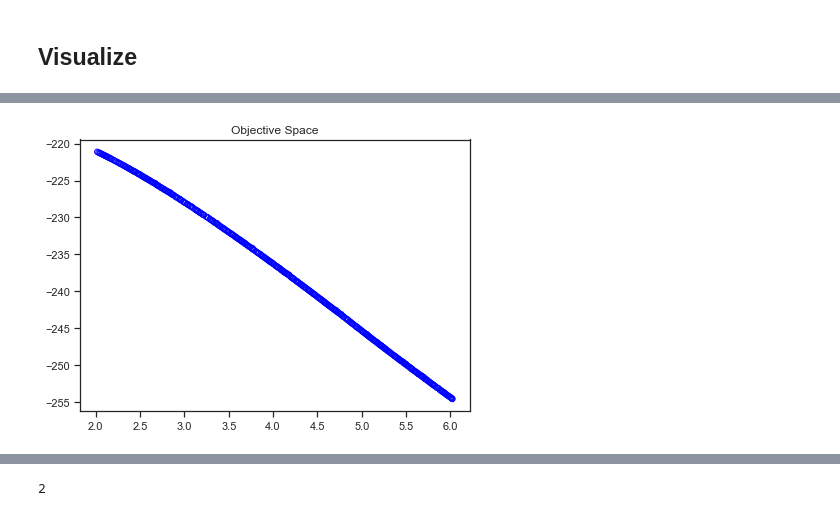
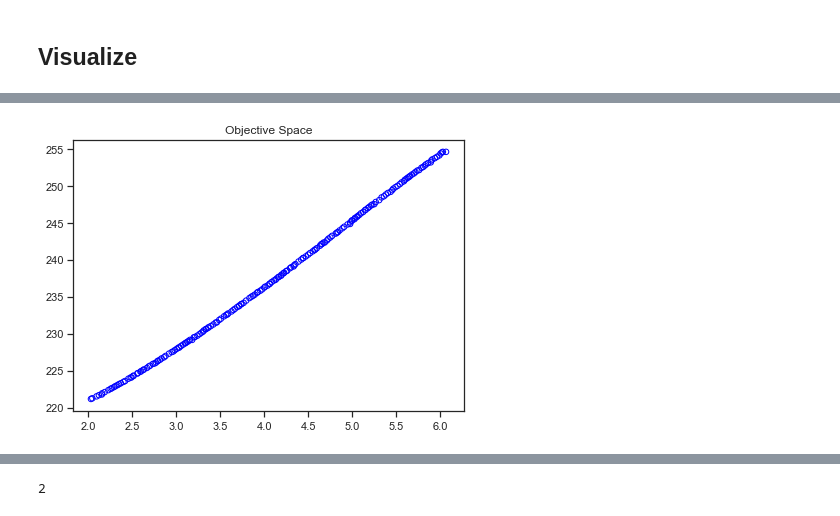
Before and after one commit to inigoalonso/visp-streamlit, a Jupyter notebook: pymoo_hud_problem.ipynb, the cells around one changed output, grey strips where cells are left out. Drawn from its saved outputs; the diff is of its cells as text; code cells hidden in the pictures.

```diff
--- a/pymoo_hud_problem.ipynb
+++ b/pymoo_hud_problem.ipynb
@@ -90,8 +90,8 @@ from pymoo.algorithms.moo.nsga2 import NSGA2
 from pymoo.factory import get_sampling, get_crossover, get_mutation
 
 algorithm = NSGA2(
-    pop_size=400,
-    n_offsprings=100,
+    pop_size=200,
+    n_offsprings=50,
     sampling=get_sampling("real_random"),
     crossover=get_crossover("real_sbx", prob=0.9, eta=15),
     mutation=get_mutation("real_pm", eta=20),
@@ -102,7 +102,7 @@ algorithm = NSGA2(
 # %%
 from pymoo.factory import get_termination
 
-termination = get_termination("n_gen", 400)
+termination = get_termination("n_gen", 200)
 # %% [markdown]
 ## Optimize
 # %%
@@ -151,10 +152,10 @@ plt.show()
 # %%
 plt.figure(figsize=(7, 5))
-plt.scatter(F[:, 0], F[:, 1], s=30, facecolors='none', edgecolors='blue')
+plt.scatter(F[:, 0], -F[:, 1], s=30, facecolors='none', edgecolors='blue')
 plt.title("Objective Space")
 plt.show()
 # %% [output]
-[figure, old version]
+[figure, new version]
 # %%
 from pymoo.visualization.pcp import PCP
 PCP().add(X).show()
```
Also changed, not shown: parts of 10 cells of this notebook, 3 other files.
